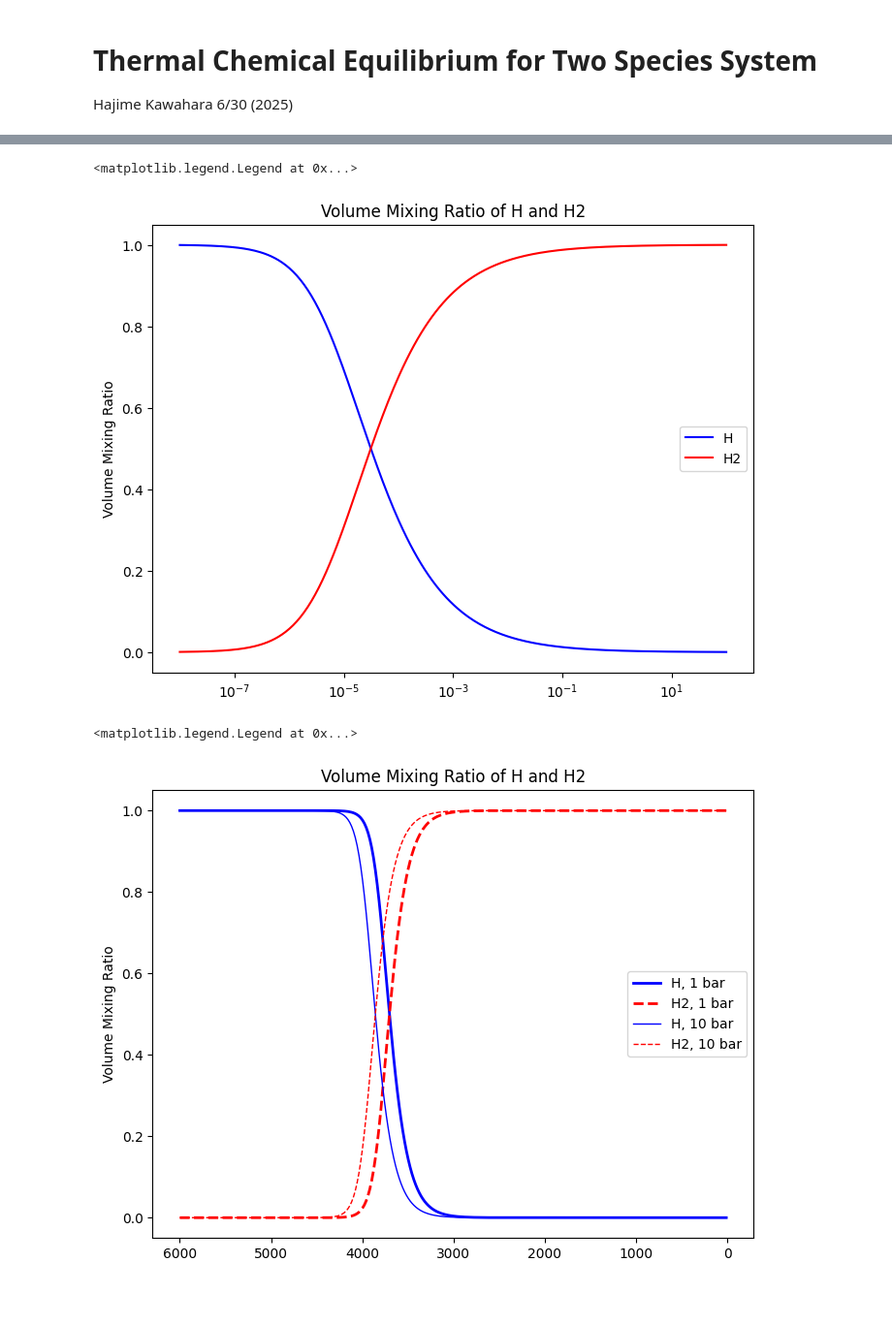
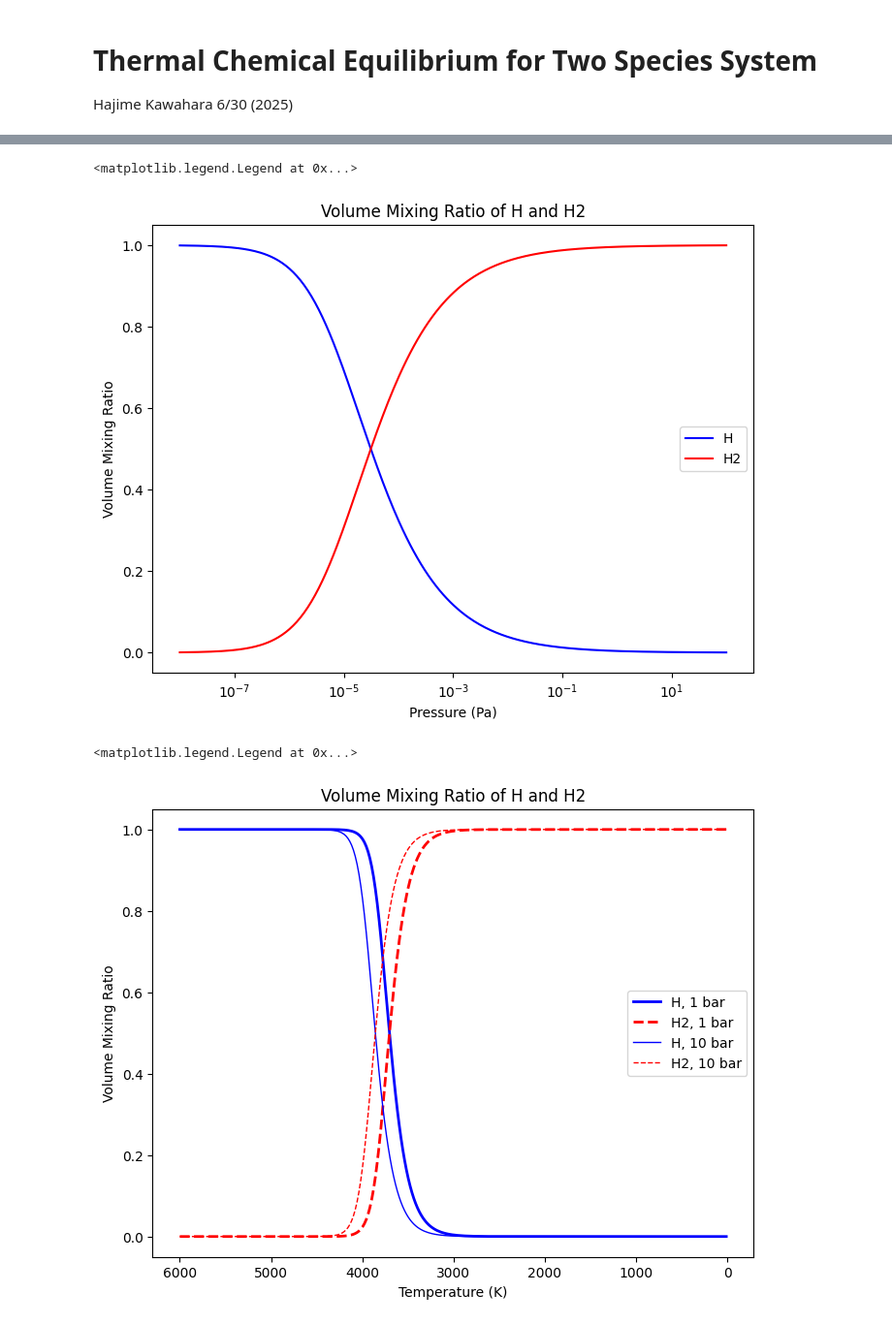
Before and after one commit to HajimeKawahara/exogibbs, a Jupyter notebook: documents/ipynb/tce_two_species.ipynb, the cells around one changed output, grey strips where cells are left out. Shown: that part at 97% size. Cells and saved outputs as stored; diff of their text form; code cells hidden in the pictures; blank space fills up the shorter version.

Commit message:
temperature label

```diff
--- a/documents/ipynb/tce_two_species.ipynb
+++ b/documents/ipynb/tce_two_species.ipynb
@@ -130,26 +131,27 @@ plt.plot(Parr, vmr_h(compute_k(Parr,3000.0)), label='H', color='blue')
 plt.plot(Parr, vmr_h2(compute_k(Parr,3000.0)), label='H2', color='red')
 plt.xscale('log')
 #plt.yscale('log')
-
+plt.xlabel("Pressure (Pa)")
 plt.ylabel('Volume Mixing Ratio')
 plt.title('Volume Mixing Ratio of H and H2')
 plt.legend()
 # %% [output]
 <matplotlib.legend.Legend at 0x...>
-[figure, old version]
+[figure, new version]
 # %%
 plt.figure(figsize=(8, 6))
 plt.plot(Tarr, vmr_h(compute_k(1.0,Tarr)), label='H, 1 bar', color='blue', lw=2)
 plt.plot(Tarr, vmr_h2(compute_k(1.0,Tarr)), label='H2, 1 bar', color='red', ls='--', lw=2)
 plt.plot(Tarr, vmr_h(compute_k(10.0,Tarr)), label='H, 10 bar', color='blue', lw=1)
 plt.plot(Tarr, vmr_h2(compute_k(10.0,Tarr)), label='H2, 10 bar', color='red', ls='--', lw=1)
 
 #plt.xscale('log')
 #plt.yscale('log')
 plt.gca().invert_xaxis()
+plt.xlabel("Temperature (K)")
 plt.ylabel('Volume Mixing Ratio')
 plt.title('Volume Mixing Ratio of H and H2')
 plt.legend()
 # %% [output]
 <matplotlib.legend.Legend at 0x...>
-[figure, old version]
+[figure, new version]
```
Also changed, not shown: parts of 2 cells of this notebook.
